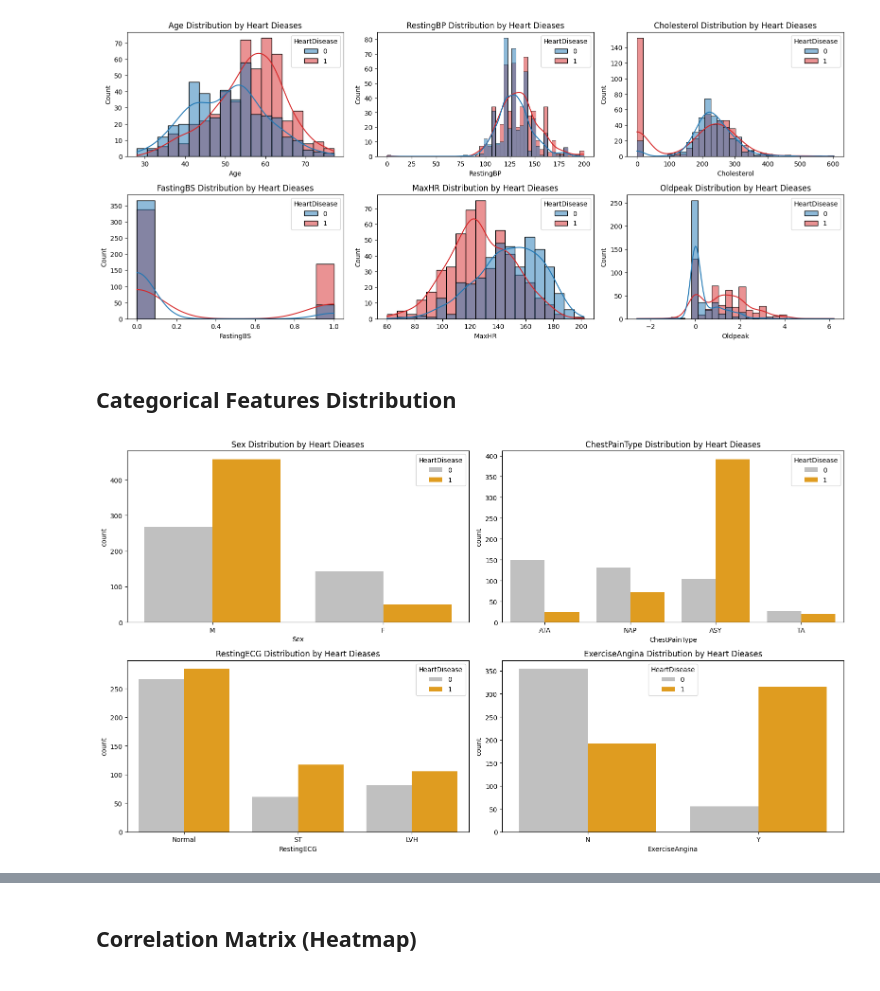
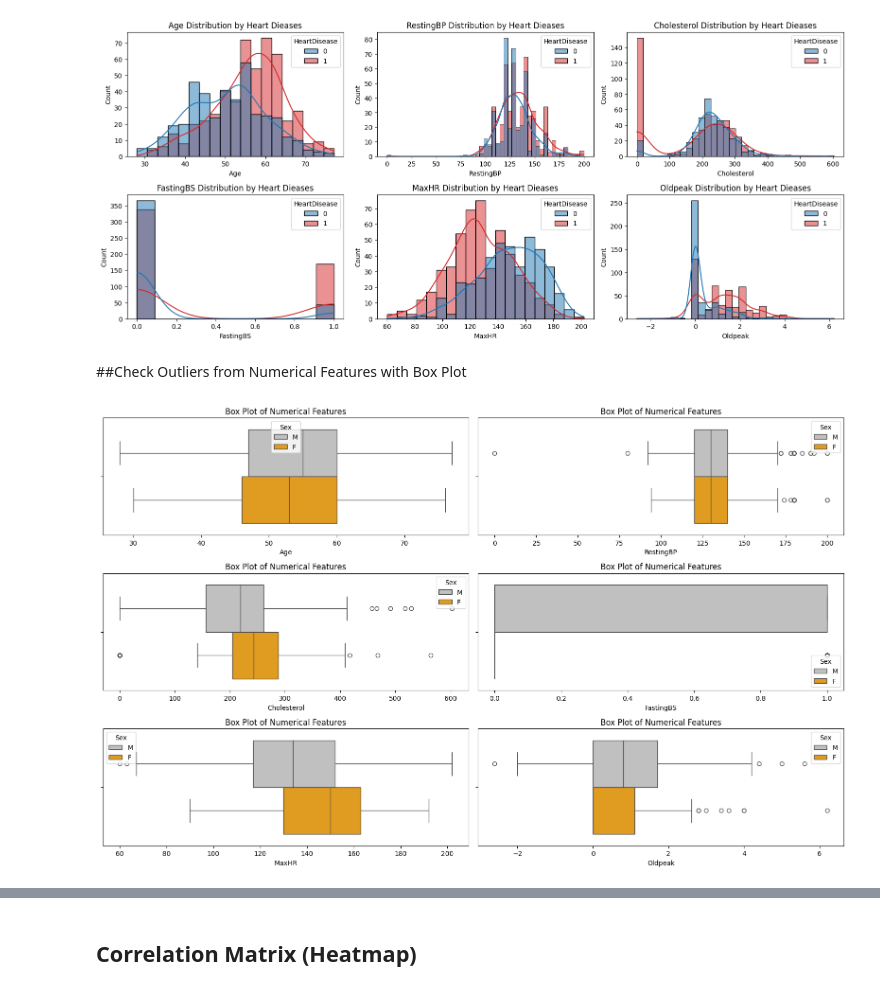
Before and after one commit to Foysal348/Heart-Disease-Prediction, a Jupyter notebook: Heart_Disease_Prediction.ipynb, the cells around one changed output, grey strips where cells are left out. Saved outputs shown, nothing was run; the diff lists cells and outputs as text; code cells hidden in the pictures.

```diff
--- a/Heart_Disease_Prediction.ipynb
+++ b/Heart_Disease_Prediction.ipynb
@@ -62,17 +91,16 @@ plt.tight_layout()
 plt.show()
 # %% [output]
 [figure]
-# %% [markdown]
-## Categorical Features Distribution
+# %% [markdown]
+##Check Outliers from Numerical Features with Box Plot
 # %%
-categorical_features=["Sex","ChestPainType","RestingECG","ExerciseAngina"]
-plt.figure(figsize=(16,9))
 
-for i,col in enumerate(categorical_features):
-  plt.subplot(2,2,i+1)
-  sns.countplot(data=df,x=col,hue="HeartDisease",palette=["silver","orange"])
-  plt.title(f"{col} Distribution by Heart Dieases")
+plt.figure(figsize=(16,10))
+for i,col in enumerate(numeric_features):
+  plt.subplot(3,2,i+1)
+  sns.boxplot(data=df,x=col,hue="Sex",palette=["silver","orange"])
+  plt.title("Box Plot of Numerical Features")
 plt.tight_layout()
 plt.show()
 # %% [output]
-[figure, old version]
+[figure, new version]
```
Also changed, not shown: parts of 13 cells of this notebook.
